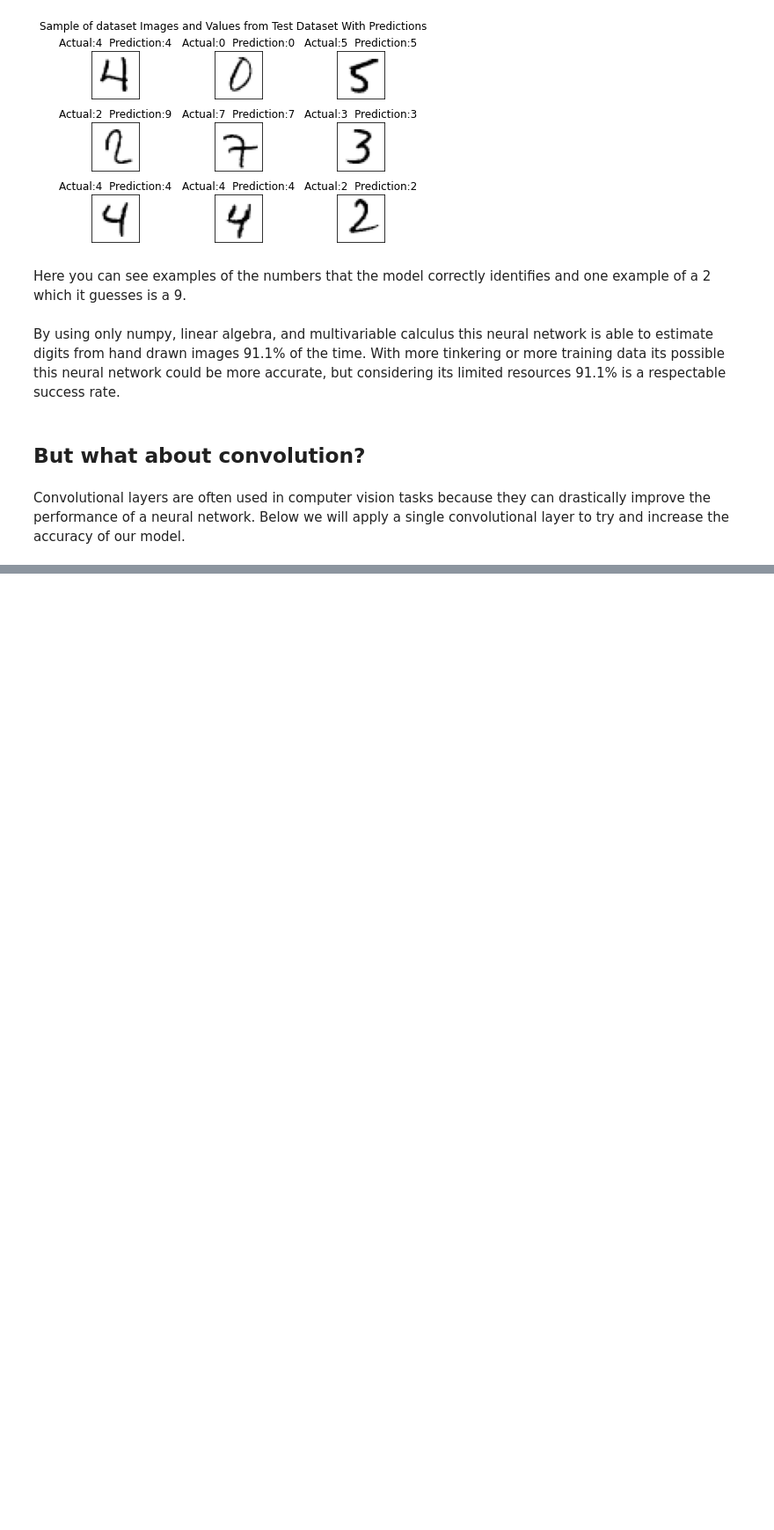
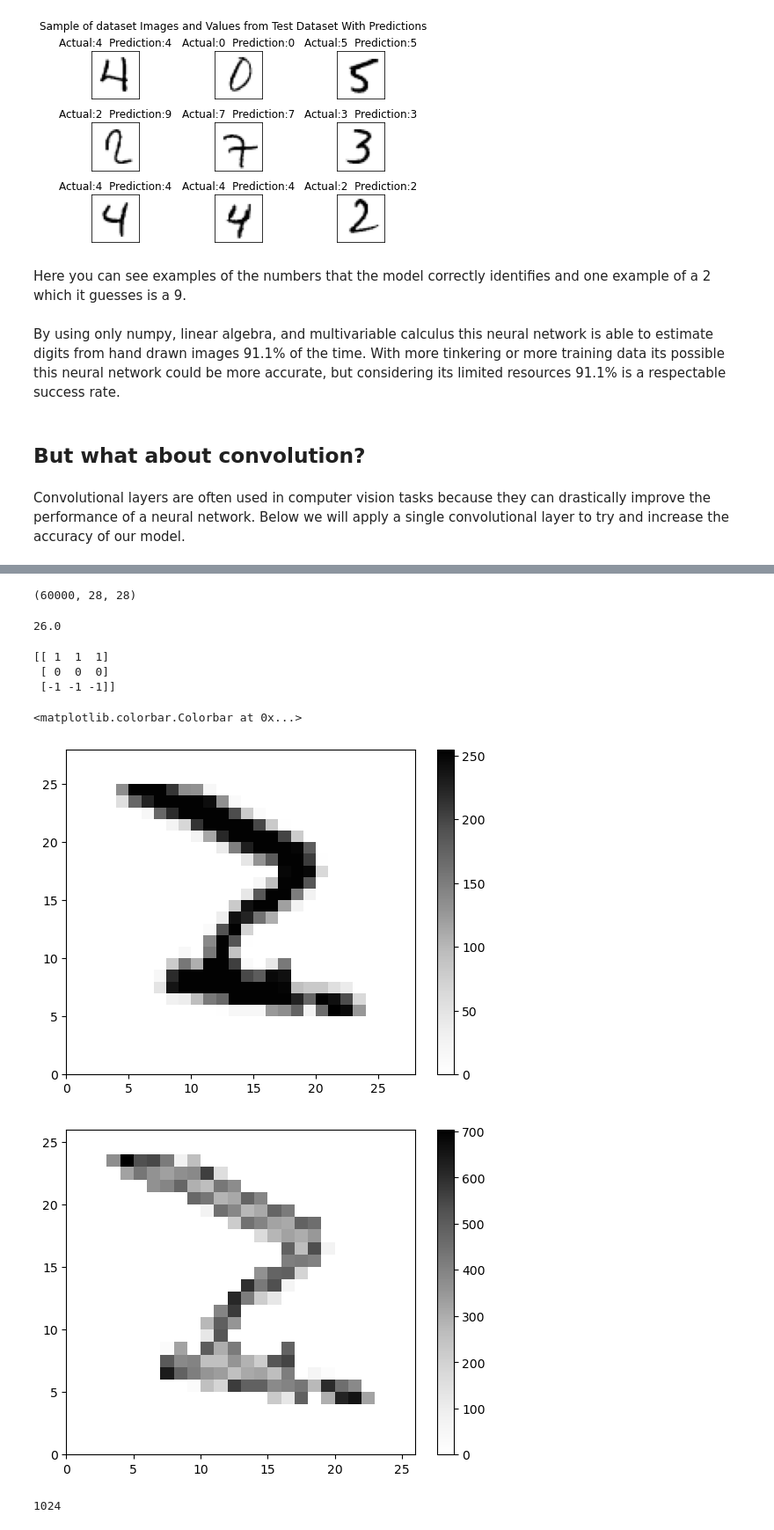
Before and after one commit to patrick-naylor/MNIST-Neural-Network-From-Scratch, a Jupyter notebook: Neural_Net_From_Scratch.ipynb, the cells around one changed output, grey strips where cells are left out. Shown at 88% size. Saved outputs shown, nothing was run; the diff lists cells and outputs as text; code cells hidden in the pictures; blank space fills up the shorter version.

```diff
--- a/Neural_Net_From_Scratch.ipynb
+++ b/Neural_Net_From_Scratch.ipynb
@@ -10,6 +10,8 @@ from matplotlib import pyplot as plt
 #Pyplot for image generation
 from keras.datasets import mnist
 #Mnist for loading dataset
+# %%
+(train_X, train_y), (test_X, test_y) = mnist.load_data()
 # %%
 #Load and Reshape data to have 60000 columns of 784 nodes
 (train_X, train_y), (test_X, test_y) = mnist.load_data()
@@ -282,0 +298,52 @@ Convolutional layers are often used in computer vision tasks because they can dr
+# %%
+print(np.shape(train_X))
+# %% [output]
+(60000, 28, 28)
+# %%
+nin = 28
+padding = 0
+kernel_size = 3
+stride = 1
+nout = ((nin + padding - kernel_size)/stride) + 1
+print(nout)
+# %% [output]
+26.0
+# %%
+print(initial_filter)
+# %% [output]
+[[ 1  1  1]
+ [ 0  0  0]
+ [-1 -1 -1]]
+# %%
+test_image = train_X[0,:,:]
+plt.figure(1)
+plt.pcolormesh(test_image, cmap='Greys')
+plt.colorbar()
+#initial_filter = np.ones((3,3))
+#initial_filter[:,:] = .5
+sharpen = np.array([[0, -1, 0], [-1, 5, -1], [0, -1, 0]])
+gaussian_blur = (1/16)*np.array([[1, 2, 1], [2, 4, 2], [1, 2, 1]])
+edge_detection = np.array([[-1, -1, -1], [-1, 8, -1], [-1, -1, -1]])
+random_filter = np.random.randint(-3, 3, (3, 3))
+sharpened_image = np.zeros(3, 3)
+blured_image = np.zeros(3, 3)
+edge_detected_image = np.zeros(3, 3)
+random_filtered_image = np.zeros(3, 3)
+
+for i in range(26):
+    for j in range(26):
+        im_sect = test_image[i:i+3, j:j+3]
+        #print(i, j)
+        result[i, j] = np.sum(im_sect * initial_filter)
+
+plt.figure(2)
+plt.pcolormesh(result, cmap='Greys')
+plt.colorbar()
+# %% [output]
+<matplotlib.colorbar.Colorbar at 0x...>
+[figure, added]
+[figure, added]
+# %%
+32*32
+# %% [output]
+1024
```
Also changed, not shown: parts of 2 cells of this notebook.
